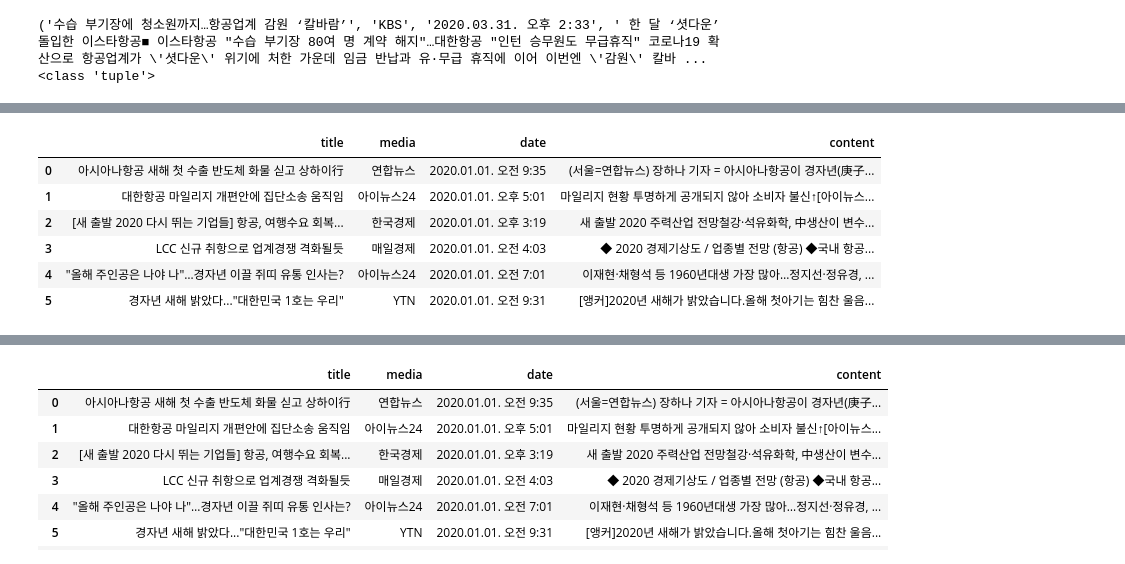
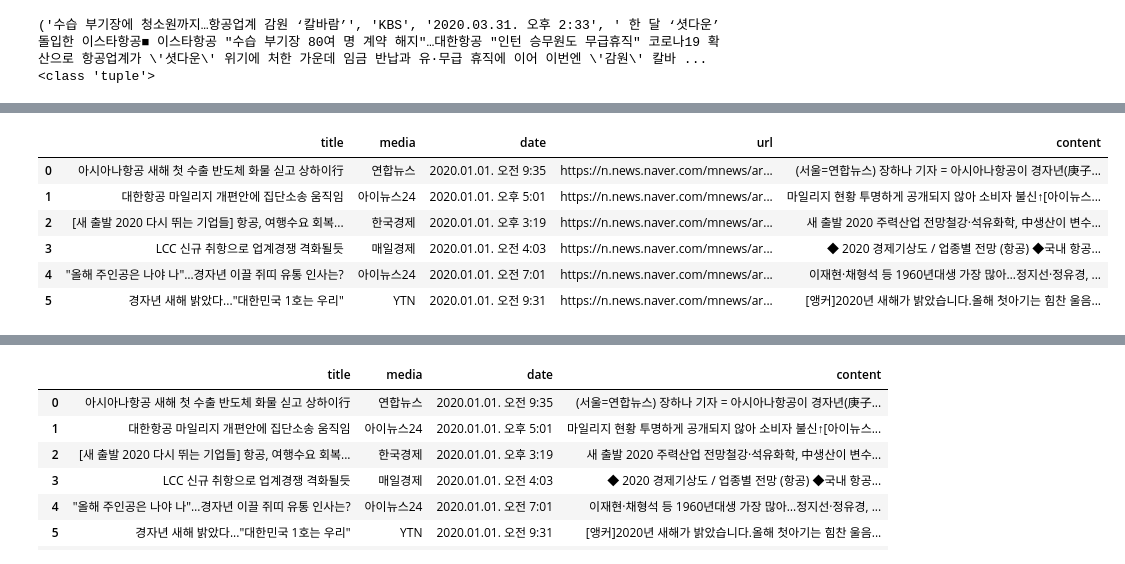
Before and after one commit to Jeong-So/06.08-07.02_Digital-Finance-Developer-Course-Using-AI, a Jupyter notebook: (20220618)아시아나항공_뉴스_크롤링.ipynb, the cells around one changed output, grey strips where cells are left out. Drawn from its saved outputs; the diff is of its cells as text; code cells hidden in the pictures.

```diff
--- a/(20220618)아시아나항공_뉴스_크롤링.ipynb
+++ b/(20220618)아시아나항공_뉴스_크롤링.ipynb
@@ -200,41 +202,44 @@ import pandas as pd
 
 
 
 name = '아시아나항공'
 start_date = '2020.01.01'
 end_date = '2020.01.01'
 start_date2 = start_date.replace('.','')
 end_date2 = end_date.replace('.','')
 page = 1
 
 url = f'https://search.naver.com/search.naver?where=news&sm=tab_pge&query={name}&sort=0&photo=0&field=0&pd=3&ds={start_date}&de={end_date}&cluster_rank=24&mynews=0&office_type=0&office_section_code=0&news_office_checked=&nso=so:r,p:from{start_date2}to{end_date2},a:all&start={page}'
 
 headers = { 'user-agent': 'Mozilla/5.0 (Windows NT 10.0; Win64; x64) AppleWebKit/537.36 (KHTML, like Gecko) Chrome/102.0.5005.115 Safari/537.36'}
 response = requests.get(url, headers = headers)
 soup = BeautifulSoup(response.text, 'html.parser')
 
 news_lst = []
 
 # type 1
 for result in soup.select('div.news_area'):
   try:
     url_child = result.select("div.info_group a")[1].attrs['href']
     # print(url_child)
     # news_crawling(url, headers)
     news_lst.append(news_crawling(url_child, headers))
   except:
     pass
 
-df = pd.DataFrame(news_lst, columns=("title", "media", "date", "content"))
+# print(news_lst)
+
+
+df = pd.DataFrame(news_lst, columns=("title", "media", "date", "url","content"))
 df
 # %% [output]
-|  | title | media | date | content |
-| 0 | 아시아나항공 새해 첫 수출 반도체 화물 싣고 상하이行 | 연합뉴스 | 2020.01.01. 오전 9:35 | (서울=연합뉴스) 장하나 기자 = 아시아나항공이 경자년(庚子... |
-| 1 | 대한항공 마일리지 개편안에 집단소송 움직임 | 아이뉴스24 | 2020.01.01. 오후 5:01 | 마일리지 현황 투명하게 공개되지 않아 소비자 불신↑[아이뉴스... |
-| 2 | [새 출발 2020 다시 뛰는 기업들] 항공, 여행수요 회복... | 한국경제 | 2020.01.01. 오후 3:19 | 새 출발 2020 주력산업 전망철강·석유화학, 中생산이 변수... |
-| 3 | LCC 신규 취항으로 업계경쟁 격화될듯 | 매일경제 | 2020.01.01. 오전 4:03 | ◆ 2020 경제기상도 / 업종별 전망 (항공) ◆국내 항공... |
-| 4 | "올해 주인공은 나야 나"…경자년 이끌 쥐띠 유통 인사는? | 아이뉴스24 | 2020.01.01. 오전 7:01 | 이재현·채형석 등 1960년대생 가장 많아…정지선·정유경, ... |
-| 5 | 경자년 새해 밝았다..."대한민국 1호는 우리" | YTN | 2020.01.01. 오전 9:31 | [앵커]2020년 새해가 밝았습니다.올해 첫아기는 힘찬 울음... |
+|  | title | media | date | url | content |
+| 0 | 아시아나항공 새해 첫 수출 반도체 화물 싣고 상하이行 | 연합뉴스 | 2020.01.01. 오전 9:35 | https://n.news.naver.com/mnews/ar... | (서울=연합뉴스) 장하나 기자 = 아시아나항공이 경자년(庚子... |
+| 1 | 대한항공 마일리지 개편안에 집단소송 움직임 | 아이뉴스24 | 2020.01.01. 오후 5:01 | https://n.news.naver.com/mnews/ar... | 마일리지 현황 투명하게 공개되지 않아 소비자 불신↑[아이뉴스... |
+| 2 | [새 출발 2020 다시 뛰는 기업들] 항공, 여행수요 회복... | 한국경제 | 2020.01.01. 오후 3:19 | https://n.news.naver.com/mnews/ar... | 새 출발 2020 주력산업 전망철강·석유화학, 中생산이 변수... |
+| 3 | LCC 신규 취항으로 업계경쟁 격화될듯 | 매일경제 | 2020.01.01. 오전 4:03 | https://n.news.naver.com/mnews/ar... | ◆ 2020 경제기상도 / 업종별 전망 (항공) ◆국내 항공... |
+| 4 | "올해 주인공은 나야 나"…경자년 이끌 쥐띠 유통 인사는? | 아이뉴스24 | 2020.01.01. 오전 7:01 | https://n.news.naver.com/mnews/ar... | 이재현·채형석 등 1960년대생 가장 많아…정지선·정유경, ... |
+| 5 | 경자년 새해 밝았다..."대한민국 1호는 우리" | YTN | 2020.01.01. 오전 9:31 | https://n.news.naver.com/mnews/ar... | [앵커]2020년 새해가 밝았습니다.올해 첫아기는 힘찬 울음... |
 # %%
 # 실습 3  by. jeong
 # step 1 : url 변경가능하게 + 1page
```
Also changed, not shown: parts of 3 cells of this notebook.
